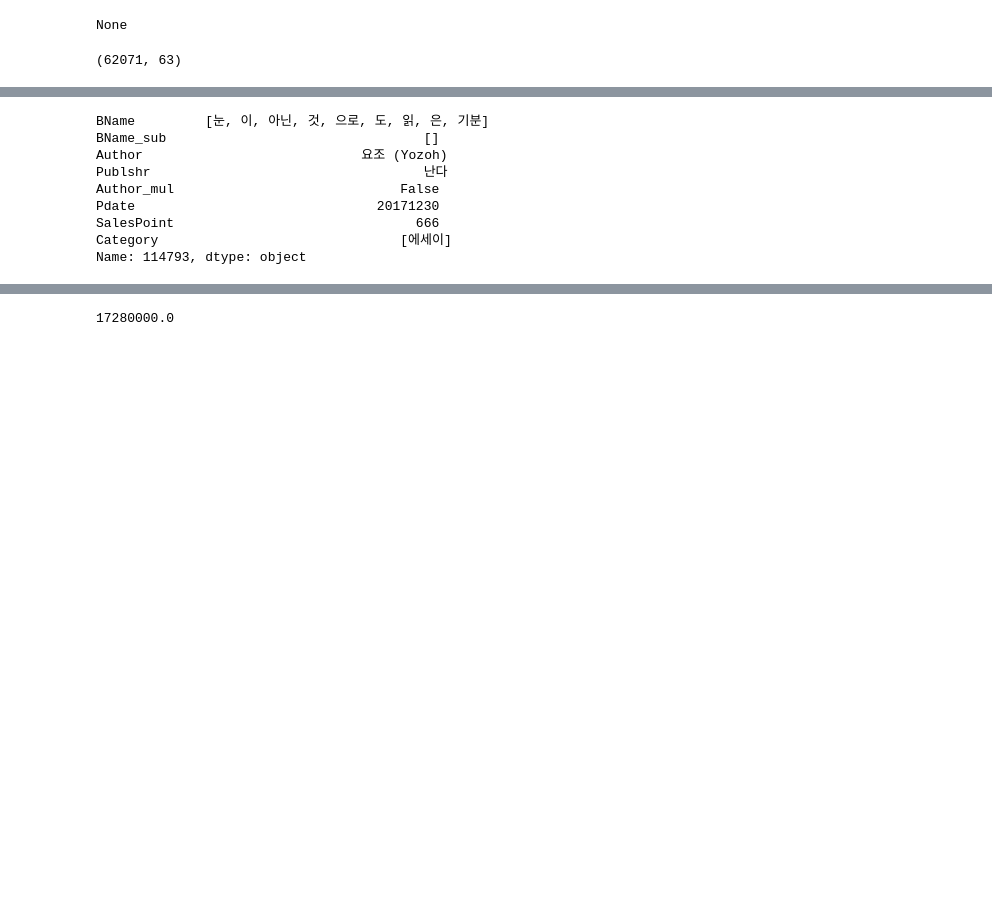
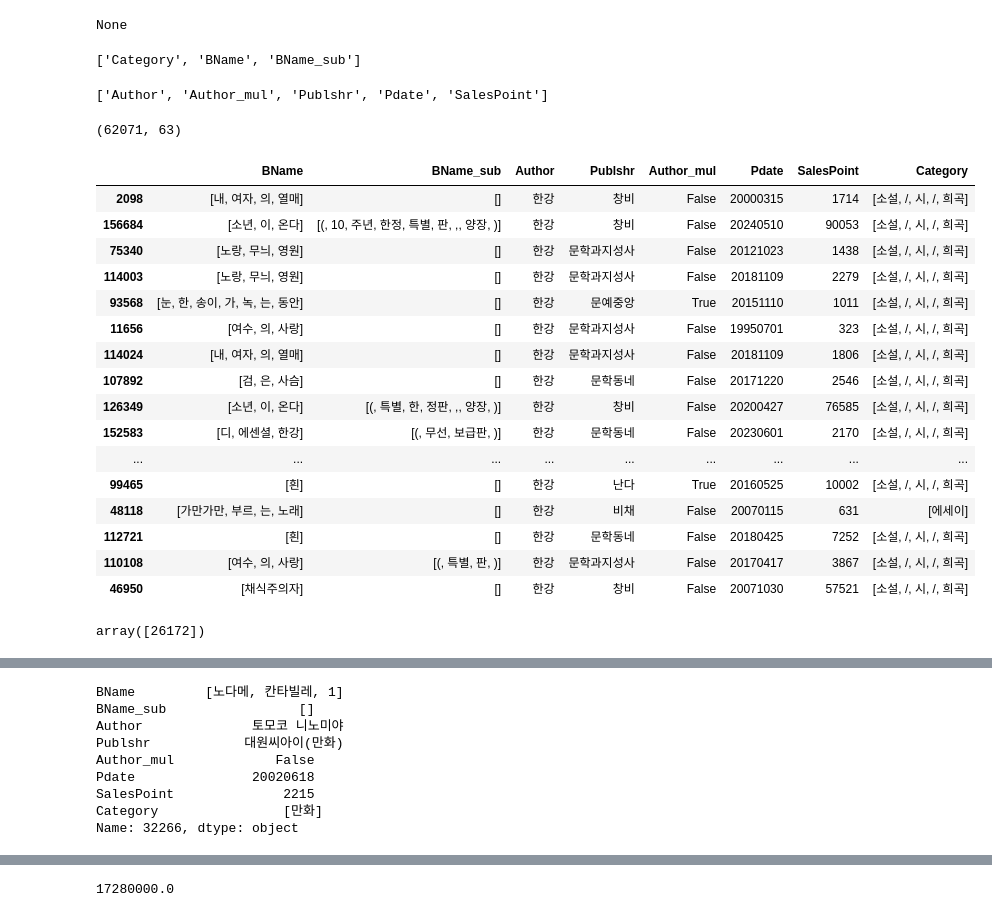
Before and after one commit to doeun-235/aladin_book_price, a Jupyter notebook: research/241023_preprocess_for_pred_rglr.ipynb, the cells around one changed output, grey strips where cells are left out. Drawn from its saved outputs; the diff is of its cells as text; code cells hidden in the pictures; blank space fills up the shorter version.

```diff
--- a/research/241023_preprocess_for_pred_rglr.ipynb
+++ b/research/241023_preprocess_for_pred_rglr.ipynb
@@ -390,6 +380,12 @@ x_cols = ['BName', 'BName_sub', 'Author',
 book_cols = ['BName', 'BName_sub', 'Author', 'Author_mul', 'Publshr', 'Pdate',
        'RglPrice', 'SalesPoint', 'Category']
 xcols_scalar = list(filter(lambda x : x not in cols_tknz,x_cols))
+# %%
+display(cols_tknz)
+display(xcols_scalar)
+# %% [output]
+['Category', 'BName', 'BName_sub']
+['Author', 'Author_mul', 'Publshr', 'Pdate', 'SalesPoint']
 # %%
 #encode X
 X_encoded=dict()
@@ -421,6 +417,32 @@ for mode,sample in tqdm(data_dict.items()):
 divmod(4034678,65)
 # %% [output]
 (62071, 63)
+# %%
+cond  = data_dict['trn']['X']['Author'] == '한강'
+data_dict['trn']['X'].loc[cond]
+# %% [output]
+|  | BName | BName_sub | Author | Publshr | Author_mul | Pdate | SalesPoint | Category |
+| 2098 | [내, 여자, 의, 열매] | [] | 한강 | 창비 | False | 20000315 | 1714 | [소설, /, 시, /, 희곡] |
+| 156684 | [소년, 이, 온다] | [(, 10, 주년, 한정, 특별, 판, ,, 양장, )] | 한강 | 창비 | False | 20240510 | 90053 | [소설, /, 시, /, 희곡] |
+| 75340 | [노랑, 무늬, 영원] | [] | 한강 | 문학과지성사 | False | 20121023 | 1438 | [소설, /, 시, /, 희곡] |
+| 114003 | [노랑, 무늬, 영원] | [] | 한강 | 문학과지성사 | False | 20181109 | 2279 | [소설, /, 시, /, 희곡] |
+| 93568 | [눈, 한, 송이, 가, 녹, 는, 동안] | [] | 한강 | 문예중앙 | True | 20151110 | 1011 | [소설, /, 시, /, 희곡] |
+| 11656 | [여수, 의, 사랑] | [] | 한강 | 문학과지성사 | False | 19950701 | 323 | [소설, /, 시, /, 희곡] |
+| 114024 | [내, 여자, 의, 열매] | [] | 한강 | 문학과지성사 | False | 20181109 | 1806 | [소설, /, 시, /, 희곡] |
+| 107892 | [검, 은, 사슴] | [] | 한강 | 문학동네 | False | 20171220 | 2546 | [소설, /, 시, /, 희곡] |
+| 126349 | [소년, 이, 온다] | [(, 특별, 한, 정판, ,, 양장, )] | 한강 | 창비 | False | 20200427 | 76585 | [소설, /, 시, /, 희곡] |
+| 152583 | [디, 에센셜, 한강] | [(, 무선, 보급판, )] | 한강 | 문학동네 | False | 20230601 | 2170 | [소설, /, 시, /, 희곡] |
+| ... | ... | ... | ... | ... | ... | ... | ... | ... |
+| 99465 | [흰] | [] | 한강 | 난다 | True | 20160525 | 10002 | [소설, /, 시, /, 희곡] |
+| 48118 | [가만가만, 부르, 는, 노래] | [] | 한강 | 비채 | False | 20070115 | 631 | [에세이] |
+| 112721 | [흰] | [] | 한강 | 문학동네 | False | 20180425 | 7252 | [소설, /, 시, /, 희곡] |
+| 110108 | [여수, 의, 사랑] | [(, 특별, 판, )] | 한강 | 문학과지성사 | False | 20170417 | 3867 | [소설, /, 시, /, 희곡] |
+| 46950 | [채식주의자] | [] | 한강 | 창비 | False | 20071030 | 57521 | [소설, /, 시, /, 희곡] |
+# %%
+cond = data_dict['trn']['X'].index == 114003
+np.arange(len(data_dict['trn']['X']))[cond]
+# %% [output]
+array([26172])
 # %%
 cond = data_dict['trn']['y'] >= 200000
 data_dict['trn']['X'][cond]
@@ -443,14 +465,14 @@ data_dict['trn']['X'][cond]
 | 4040 | [도스또, 예프, 스, 끼, 전집, -, 전, 25, 권] | [] | 표도르 도스토예프스키 | 열린책들 | True | 20000612 | 92 | [소설, /, 시, /, 희곡] |
 | 47652 | [신나, 는, 노, 빈손, 시리즈, 세트, -, 전, 23, 권] | [] | 박경수 | 뜨인돌 | True | 20030101 | 468 | [청소년] |
 # %%
-data_dict['trn']['X'].iloc[74310]
+data_dict['trn']['X'].iloc[8265]
 # %% [output]
-BName         [눈, 이, 아닌, 것, 으로, 도, 읽, 은, 기분]
-BName_sub                                 []
-Author                            요조 (Yozoh)
-Publshr                                   난다
-Author_mul                             False
-Pdate                               20171230
-SalesPoint                               666
-Category                               [에세이]
-Name: 114793, dtype: object
+BName         [노다메, 칸타빌레, 1]
+BName_sub                 []
+Author              토모코 니노미야
+Publshr            대원씨아이(만화)
+Author_mul             False
+Pdate               20020618
+SalesPoint              2215
+Category                [만화]
+Name: 32266, dtype: object
```
Also changed, not shown: parts of 7 cells of this notebook, 3 other files.
